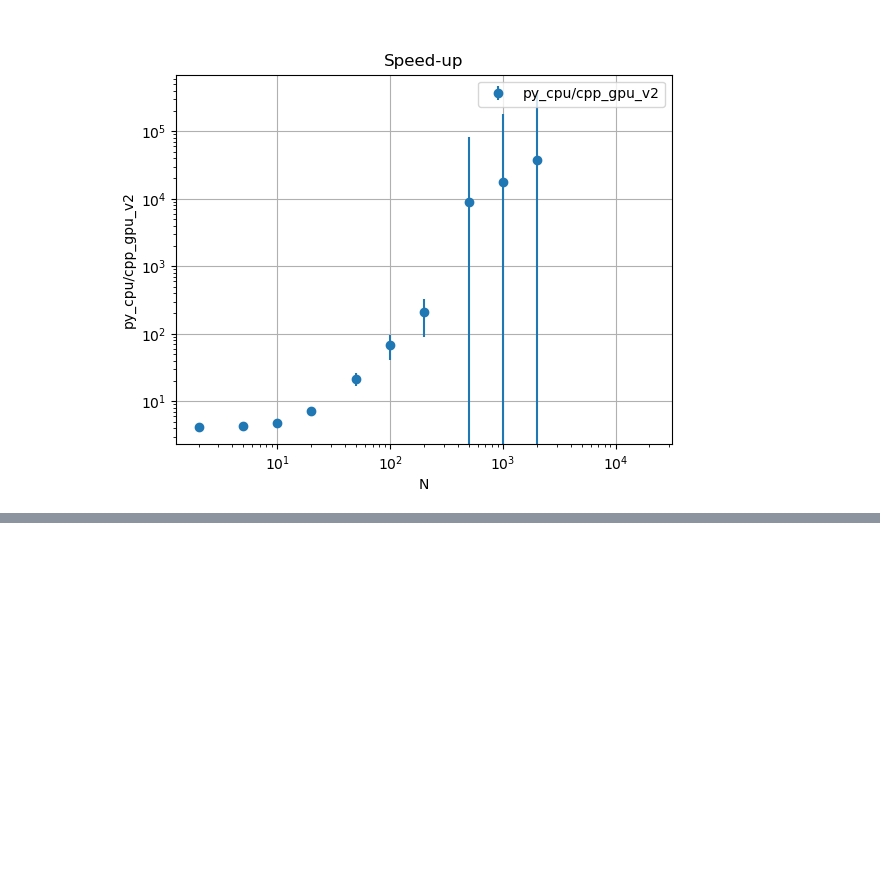
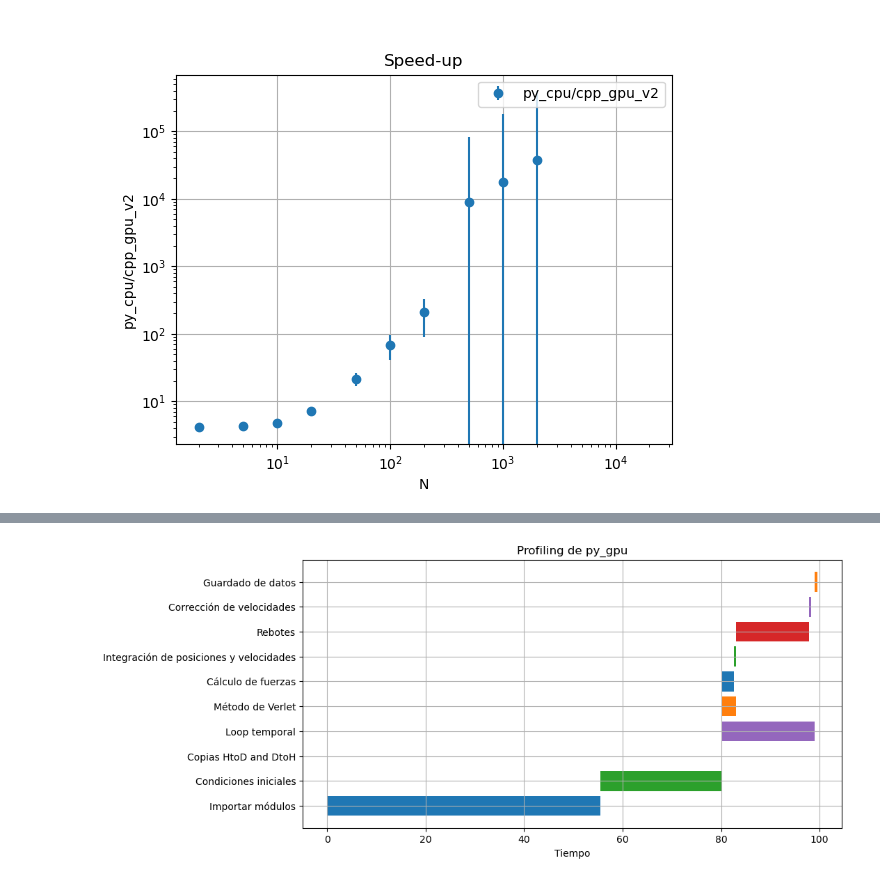
Before and after one commit to Lupama2/Maestria-Bunkin-equlibrio-en-avalancha, a Jupyter notebook: graficos_rendimiento.ipynb, the cells around one changed output, grey strips where cells are left out. Drawn from its saved outputs; the diff is of its cells as text; code cells hidden in the pictures; blank space fills up the shorter version.

```diff
--- a/graficos_rendimiento.ipynb
+++ b/graficos_rendimiento.ipynb
@@ -117,0 +158,23 @@ graph_speedup(0, 4)
+# %%
+titulo = "Profiling de py_gpu"
+
+# Definir los procesos y subprocesos con su duración
+procesos = [
+    ("Importar módulos", 0, 55.45),
+    ("Condiciones iniciales", 55.45, 55.45 + 24.68),
+    ("Copias HtoD and DtoH", 55.45 + 24.68, 55.45 + 24.68),
+    ("Loop temporal", 55.45 + 24.68, 55.45 + 24.68 + 18.87),
+    ("Método de Verlet", 55.45 + 24.68, 55.45 + 24.68 + 2.89),
+    ("Cálculo de fuerzas", 55.45 + 24.68, 55.45 + 24.68 + 2.47),
+    ("Integración de posiciones y velocidades", 55.45 + 24.68 + 2.47, 55.45 + 24.68 + 2.89),
+    ("Rebotes", 55.45 + 24.68 + 2.89, 55.45 + 24.68 + 2.89 + 14.84),
+    ("Corrección de velocidades", 55.45 + 24.68 + 2.89 + 14.84, 55.45 + 24.68 + 2.89 + 14.84 + 0.41),
+    ("Guardado de datos", 55.45 + 24.68 + 18.87, 55.45 + 24.68 + 18.87 + 0.52),
+]
+
+
+
+
+profiling(procesos, titulo)
+# %% [output]
+[figure, added]
```
Also changed, not shown: parts of 2 cells of this notebook, 21 other files.
